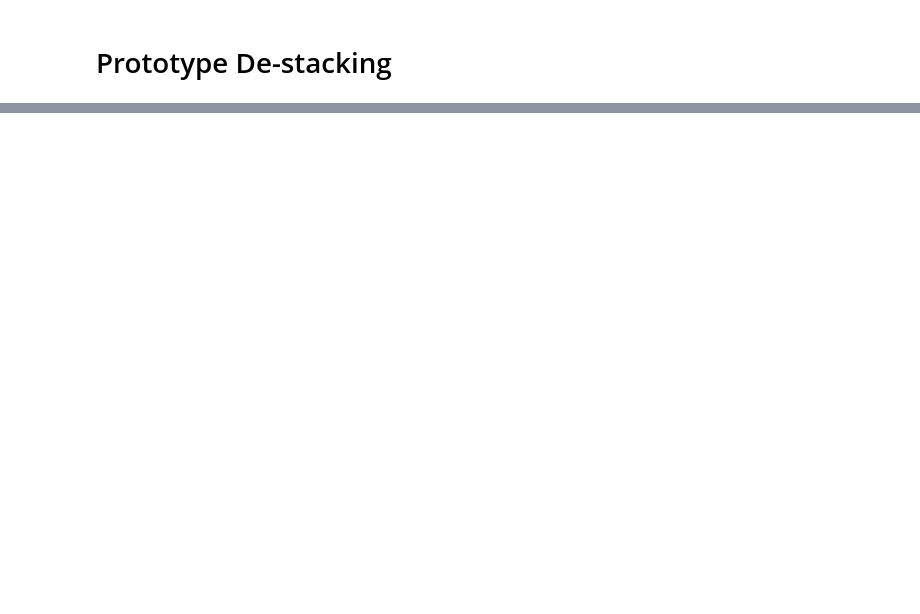
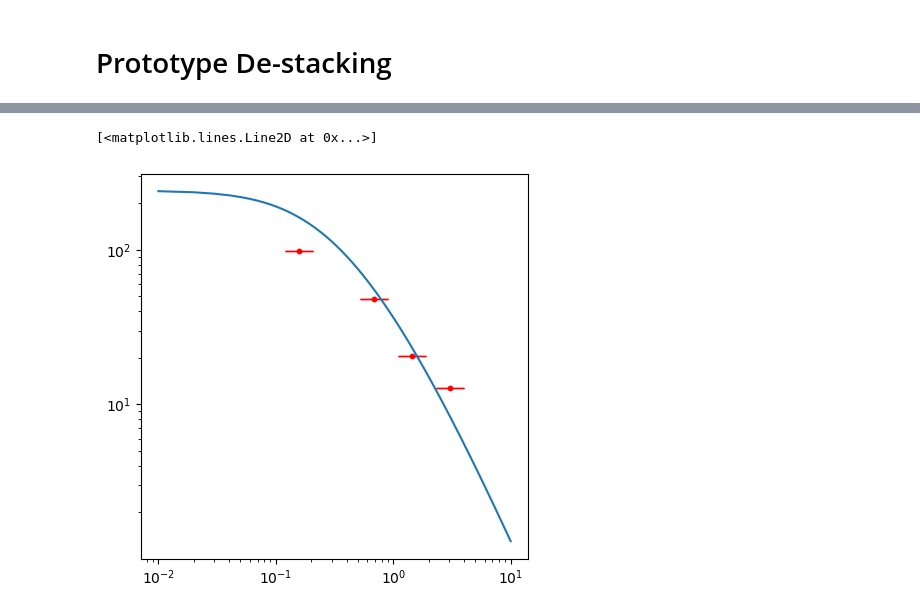
Before and after one commit to andrevitorelli/destacking, a Jupyter notebook: notebooks/prototype_destacking.ipynb, the cells around one changed output, grey strips where cells are left out. Drawn from its saved outputs; the diff is of its cells as text; code cells hidden in the pictures; blank space fills up the shorter version.

```diff
--- a/notebooks/prototype_destacking.ipynb
+++ b/notebooks/prototype_destacking.ipynb
@@ -152,0 +304,7 @@ Type:      function
+# %%
+radii = np.logspace(-.8,.8,6)
+N = len(radii)
+bins_lims = np.logspace(np.log10(radii[0])+(np.log10(radii[0])-np.log10(radii[1]))/2,
+                        np.log10(radii[N-1])-(np.log10(radii[0])-np.log10(radii[1]))/2,N+1)
+bins_lims = np.array([[bins_lims[i],bins_lims[i+1]] for i in range(N)])
+bins_lims #in Mpc/h
@@ -152,0 +318,21 @@ Type:      function
+# %%
+stick = [clusters]
+# %%
+Nboot=500
+import time
+stick_results = []
+for stake in stick:
+    t = time.time()
+    clusterbkgs = []
+    for index in stake['INDEX']:
+        Sigma_crit = np.array(results[index]['Critical Density'])
+        e_t = np.array(results[index]['Tangential Shear'])
+        e_x = np.array(results[index]['Critical Density'])
+        W = np.array(results[index]['Weights'])
+        M = np.array(results[index]['Mult. Bias'])
+        R = np.array(results[index]['Radial Distance'])
+        clusterbkgs.append(np.array([Sigma_crit, e_t, e_x, W, R,M]))
+    print(len(clusterbkgs))
+    #sigmas, sigmas_cov, xigmas, xigmas_cov = xlensing.data.stack(clusterbkgs,bins_lims,Nboot)
+    #stick_results.append( ( sigmas, sigmas_cov, xigmas, xigmas_cov) )
+    #print("Done in " + str(time.time()-t) + " seconds.")
@@ -152,0 +341,2 @@ Type:      function
+# %%
+sigmas, boosts, sigmas_cov, xigmas, xigmas_cov = xlensing.data.stacked_signal(clusterbkgs,bins_lims,Nboot)
@@ -152,0 +361,15 @@ Type:      function
+# %%
+plt.figure(figsize=(5,5))
+plt.scatter(radii,-np.array(sigmas),color='red',s=10)
+plt.errorbar(radii,-np.array(sigmas),
+             yerr=np.sqrt(np.diag(sigmas_cov)),
+             fmt='.',color='red',markersize=.1,capsize=10,label='metacal shear')
+#plt.xlim([5e-2,4e1])
+#plt.ylim([2e-1,3e3])
+plt.xscale('log')
+plt.yscale('log')
+radii_mpc = np.linspace(0.01,10,1000)
+plt.plot(radii_mpc,delta_sigma_toolkit/Planck18.h,label='cluster toolkit')
+# %% [output]
+[<matplotlib.lines.Line2D at 0x...>]
+[figure, added]
```
Also changed, not shown: parts of 49 cells of this notebook, 1 other file.
